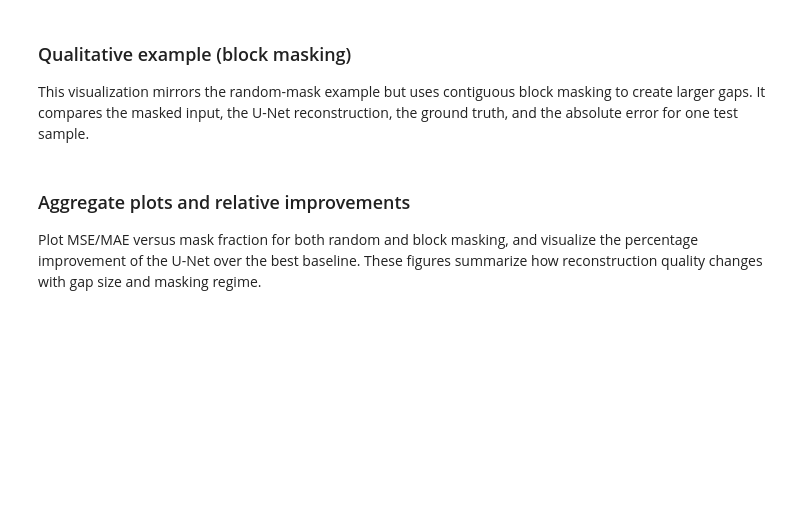
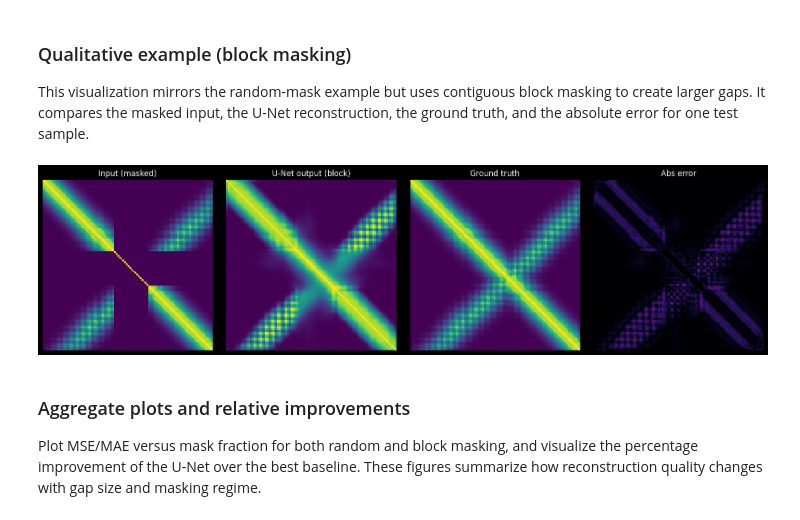
Before and after one commit to adrians127/PdbProject, a Jupyter notebook: pdb_gap_filling_unet.ipynb, the cells around one changed output. Saved outputs shown, nothing was run; the diff lists cells and outputs as text; code cells hidden in the pictures; blank space fills up the shorter version.

Commit message:
run with block example

```diff
--- a/pdb_gap_filling_unet.ipynb
+++ b/pdb_gap_filling_unet.ipynb
@@ -861,34 +861,36 @@ def show_example_block(mask_fraction: float):
         row_col_block_mask,
         generator=None,
         sample_ids=sample_ids,
         deterministic=True,
     )
 
     inputs = torch.stack(
         [masked_sim, missing_mask.float(), valid_mask.float()], dim=1
     ).to(DEVICE)
     valid_mask = valid_mask.to(DEVICE)
     with torch.no_grad():
         pred = postprocess_pred(model(inputs), valid_mask).cpu()
 
     i = 0
     fig, axes = plt.subplots(1, 4, figsize=(16, 4))
     axes[0].imshow(masked_sim[i], vmin=0, vmax=1, cmap="viridis")
     axes[0].set_title("Input (masked)")
     axes[1].imshow(pred[i], vmin=0, vmax=1, cmap="viridis")
     axes[1].set_title("U-Net output (block)")
     axes[2].imshow(target[i], vmin=0, vmax=1, cmap="viridis")
     axes[2].set_title("Ground truth")
     err = (pred[i] - target[i]).abs()
     axes[3].imshow(err, vmin=0, vmax=1, cmap="magma")
     axes[3].set_title("Abs error")
     for ax in axes:
         ax.axis("off")
     plt.tight_layout()
     plt.show()
 
 
-show_example_block(MASK_FRACTIONS[3])
+show_example_block(MASK_FRACTIONS[2])
+# %% [output]
+[figure, added]
 # %% [markdown]
 ### Aggregate plots and relative improvements
 
```
Also changed, not shown: parts of 3 cells of this notebook.
